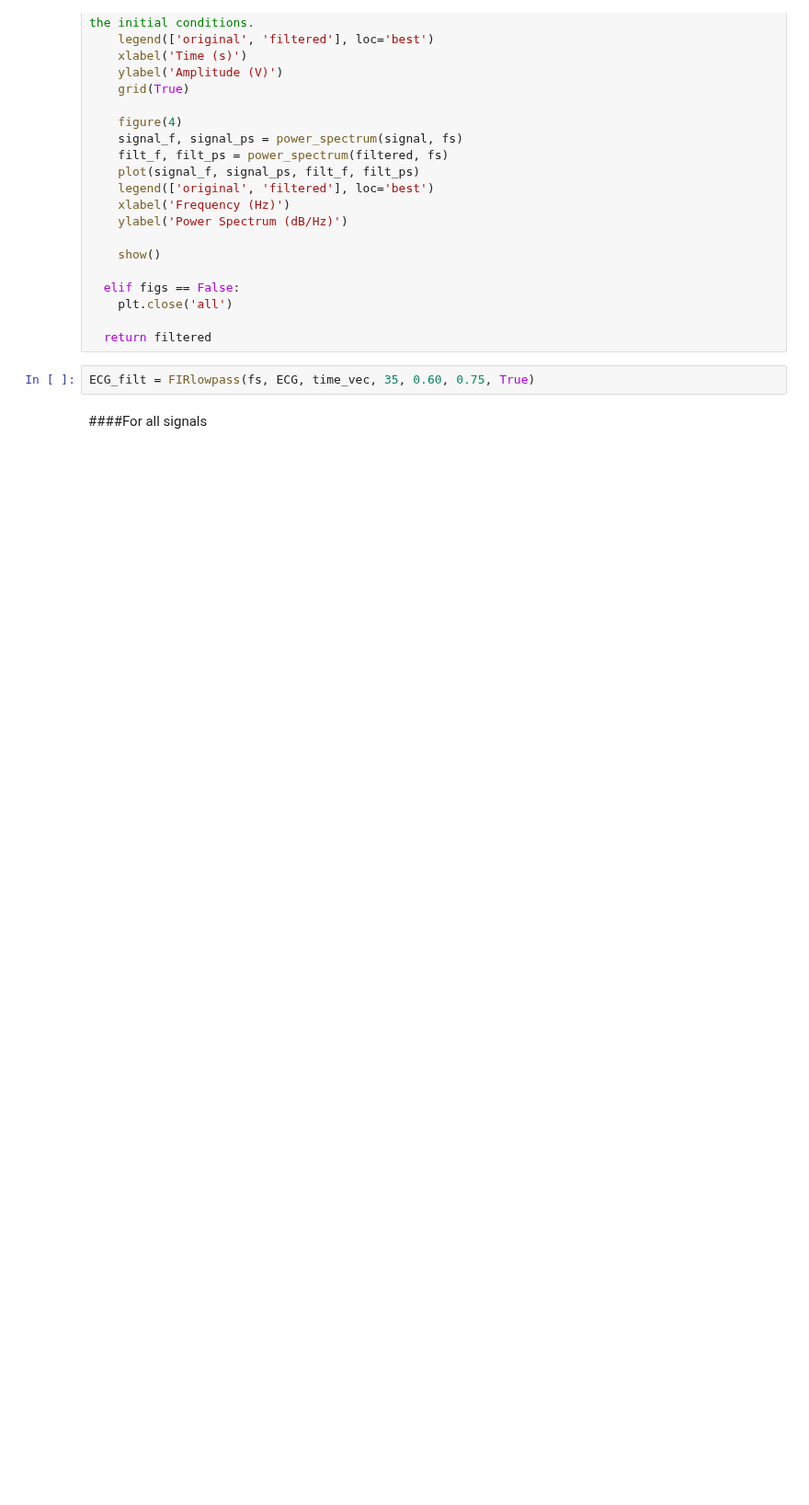
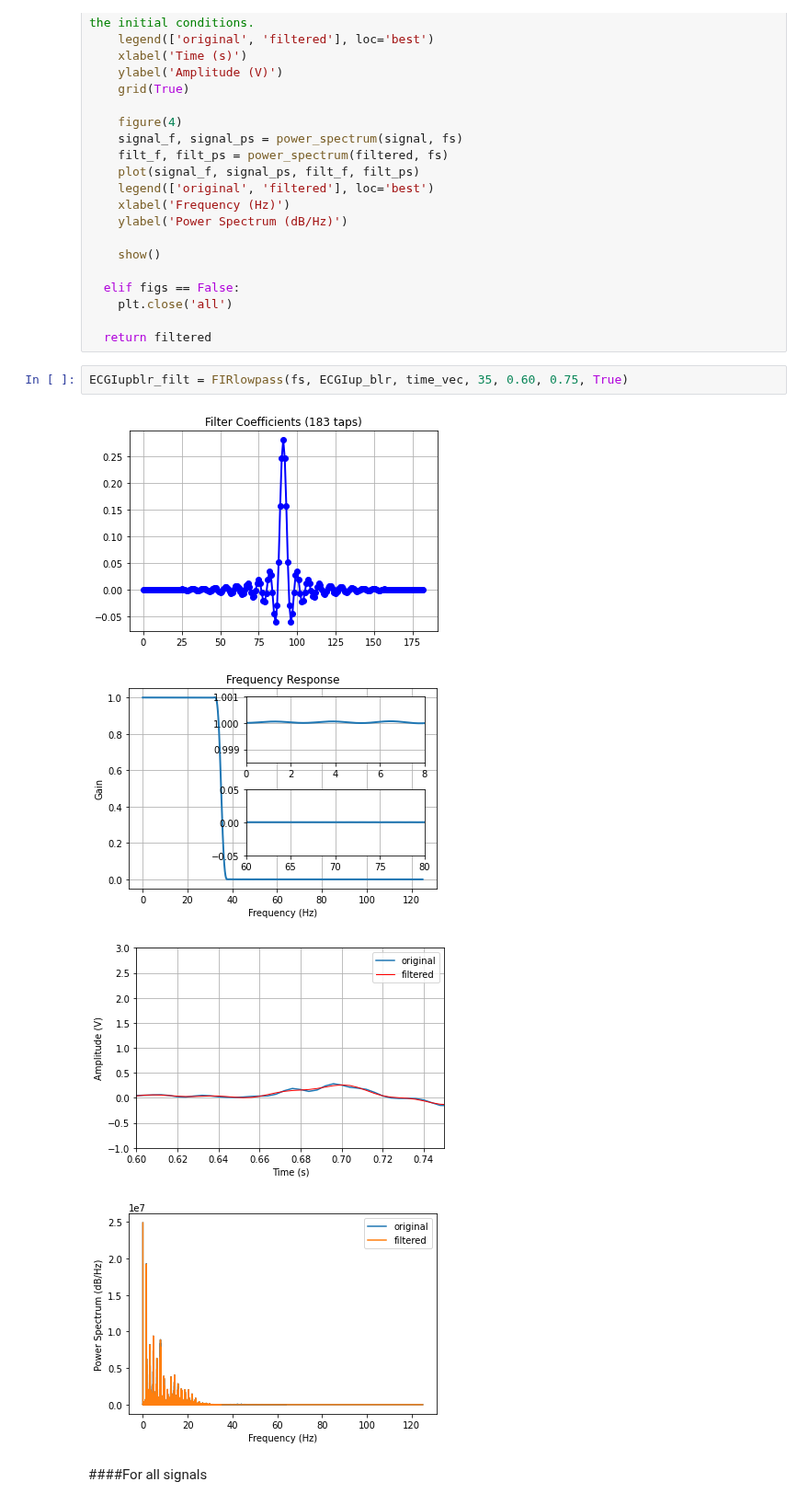
Before and after one commit to alice202122/AI_PROJECT, a Jupyter notebook: AI_Assignment.ipynb, the cells around one changed output. Shown at 92% size. Saved outputs shown, nothing was run; the diff lists cells and outputs as text; blank space fills up the shorter version.

```diff
--- a/AI_Assignment.ipynb
+++ b/AI_Assignment.ipynb
@@ -425,7 +435,12 @@ def FIRlowpass(sample_rate, signal, time_axis, cutoff_hz, start, end, figs):
 
   return filtered
 # %%
-ECG_filt = FIRlowpass(fs, ECG, time_vec, 35, 0.60, 0.75, True)
+ECGIupblr_filt = FIRlowpass(fs, ECGIup_blr, time_vec, 35, 0.60, 0.75, True)
+# %% [output]
+[figure, added]
+[figure, added]
+[figure, added]
+[figure, added]
 # %% [markdown]
 ####For all signals
 # %%
```
Also changed, not shown: parts of 19 cells of this notebook.
